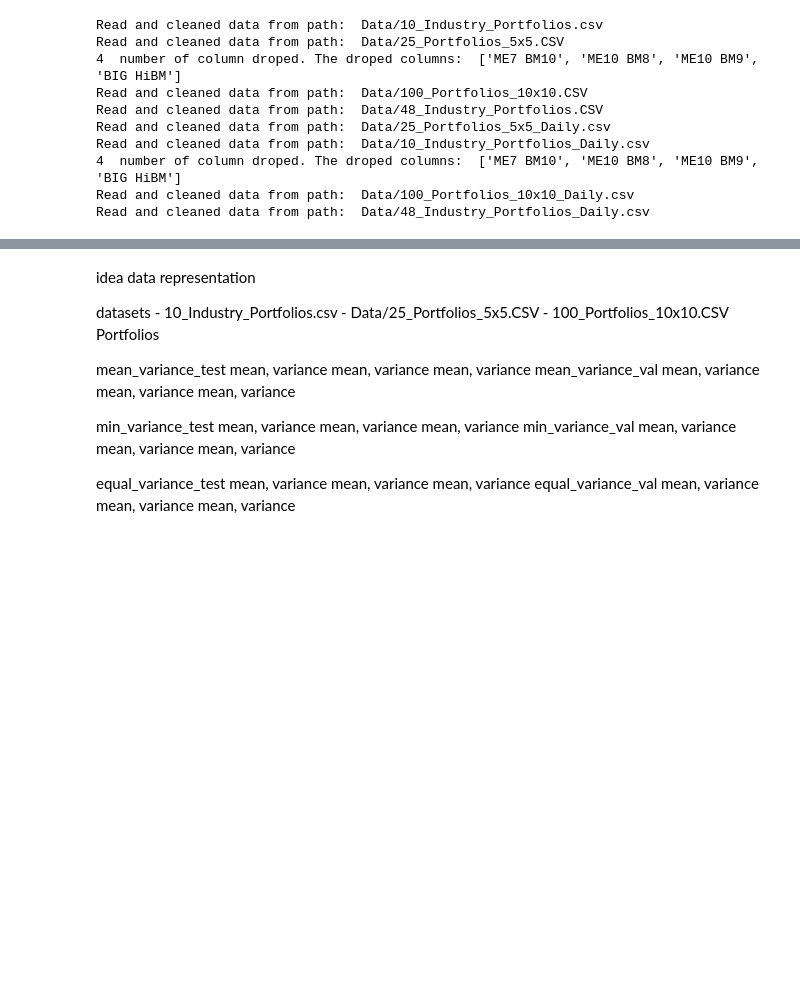
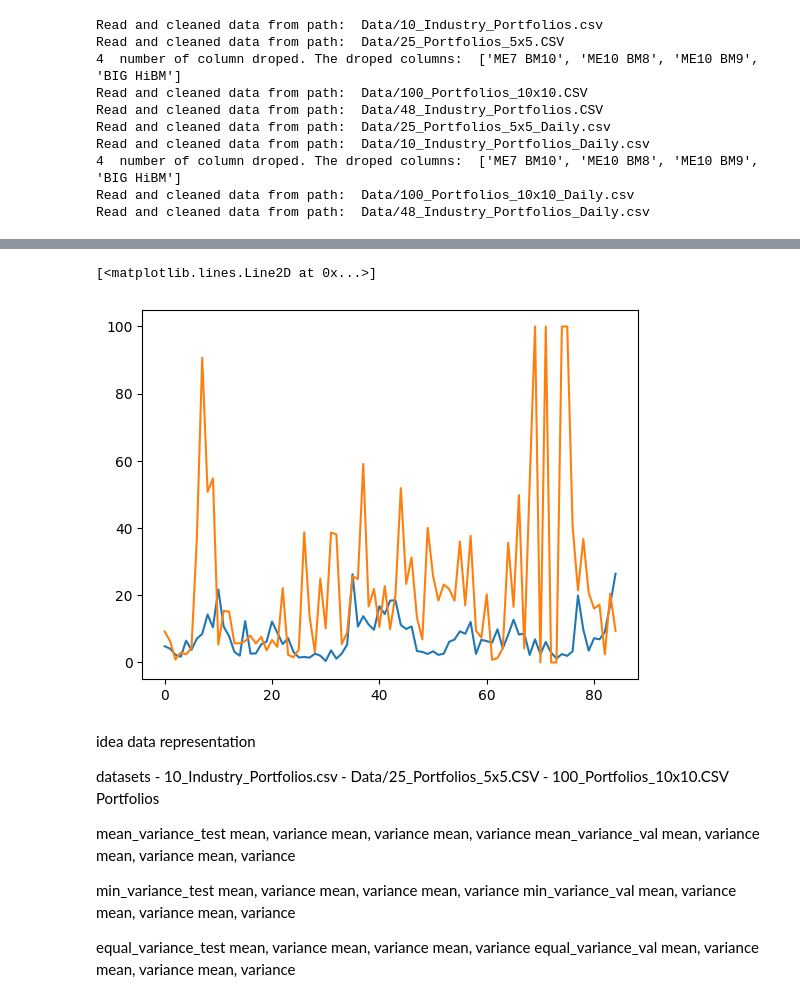
Before and after one commit to ohlstre1/Big-Data-in-Finance, a Jupyter notebook: source.ipynb, the cells around one changed output, grey strips where cells are left out. Drawn from its saved outputs; the diff is of its cells as text; code cells hidden in the pictures; blank space fills up the shorter version.

Commit message:
add turnover

```diff
--- a/source.ipynb
+++ b/source.ipynb
@@ -69,6 +69,9 @@ def get_performance(data, weigth, days_held):
 def annulized_return(cummulative_return, days_held):
     return (1+cummulative_return*0.01)**(365/days_held)-1
 
+def turnover(weights):
+    return [sum(abs(weights[i+1]-weights[i]))/2*100 for i in range(len(weights)-1)]
+
 
 
 def plot_perforamce(data_test, data_val, title=""):
@@ -214,3 +220,12 @@ DONE: Read and cleaned data from path:  Data/10_Industry_Portfolios_Daily.csv
+# %%
+# for i in range(len(min)):
+    # print("-test-",sum(abs(min[i+1]-min[i]))/2*100)
+
+plt.plot(turnover(min))
+plt.plot(turnover(mean))
+# %% [output]
+[<matplotlib.lines.Line2D at 0x...>]
+[figure, added]
 # %% [markdown]
 idea data representation
 
```
Also changed, not shown: parts of 4 cells of this notebook.
